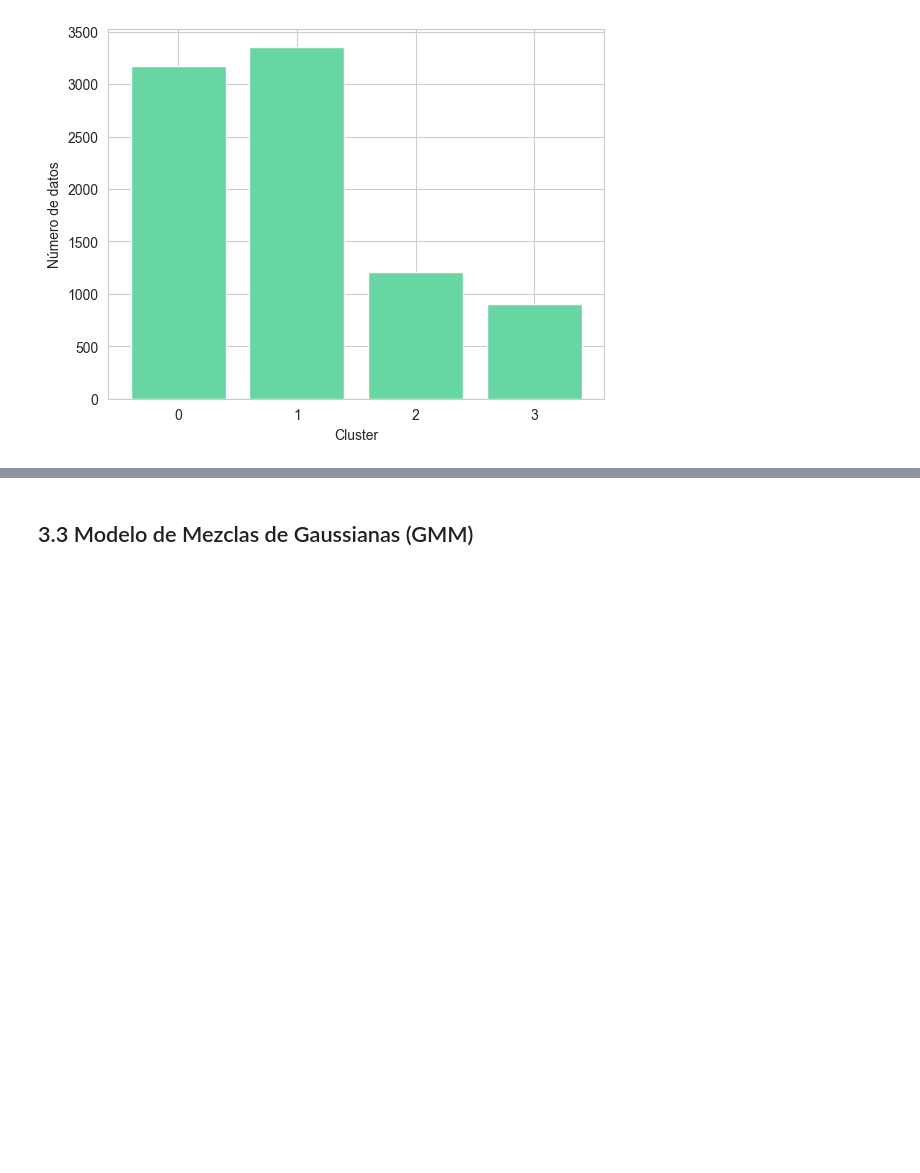
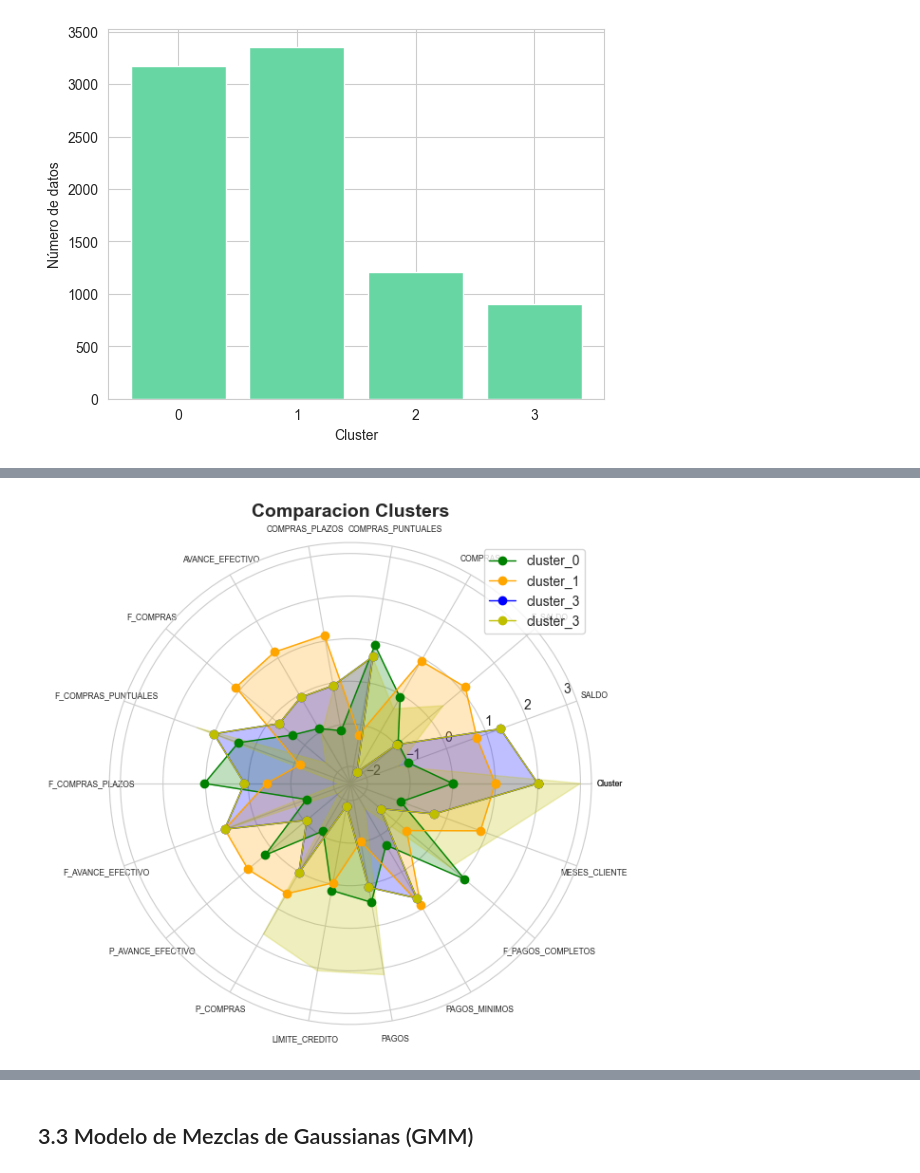
Before and after one commit to NataliaVillegasC/BI-Laboratorio2_Agrupacion, a Jupyter notebook: AgrupacionLab.ipynb, the cells around one changed output, grey strips where cells are left out. Drawn from its saved outputs; the diff is of its cells as text; code cells hidden in the pictures; blank space fills up the shorter version.

```diff
--- a/AgrupacionLab.ipynb
+++ b/AgrupacionLab.ipynb
@@ -952,0 +1003,6 @@ plt.xticks(indexes)
+# %%
+Columas_2= df_clusters_est.columns.tolist()
+cluster_0_2 = df_clusters_est.iloc[0].tolist()
+cluster_1_2 = df_clusters_est.iloc[1].tolist()
+cluster_3_2 = df_clusters_est.iloc[2].tolist()
+cluster_4_2 = df_clusters_est.iloc[3].tolist()
@@ -952,0 +1064,29 @@ plt.xticks(indexes)
+# %%
+fig=plt.figure(figsize=(12,6))
+ax=fig.add_subplot(111, polar=True)
+
+ax.plot(angles_2,cluster_0_2, 'o-', color='g', linewidth=1, label='cluster_0')
+ax.fill(angles_2, cluster_0_2, alpha=0.25, color='g')
+
+ax.plot(angles_2,cluster_1_2, 'o-', color='orange', linewidth=1, label='cluster_1')
+ax.fill(angles_2, cluster_1_2, alpha=0.25, color='orange')
+
+ax.plot(angles_2,cluster_3_2, 'o-', color='b', linewidth=1, label='cluster_3')
+ax.fill(angles_2, cluster_3_2, alpha=0.25, color='b')
+
+ax.plot(angles_2,cluster_3_2, 'o-', color='y', linewidth=1, label='cluster_3')
+ax.fill(angles_2, cluster_4_2, alpha=0.25, color='y')
+#ax.set_thetagrids(angles_2 * 180/np.pi, Columas)
+ax.set_thetagrids(angles_2 * 180 / np.pi, Columas, fontsize=6.2)
+
+
+ax.set_title("Comparacion Clusters", fontsize=14, fontweight='bold', pad=20)
+
+plt.legend(loc='upper right')#, bbox_to_anchor=(1.2, 1.1))
+
+plt.grid(True)
+plt.tight_layout()
+#plt.legend()
+plt.show()
+# %% [output]
+[figure, added]
```
Also changed, not shown: parts of 20 cells of this notebook.
